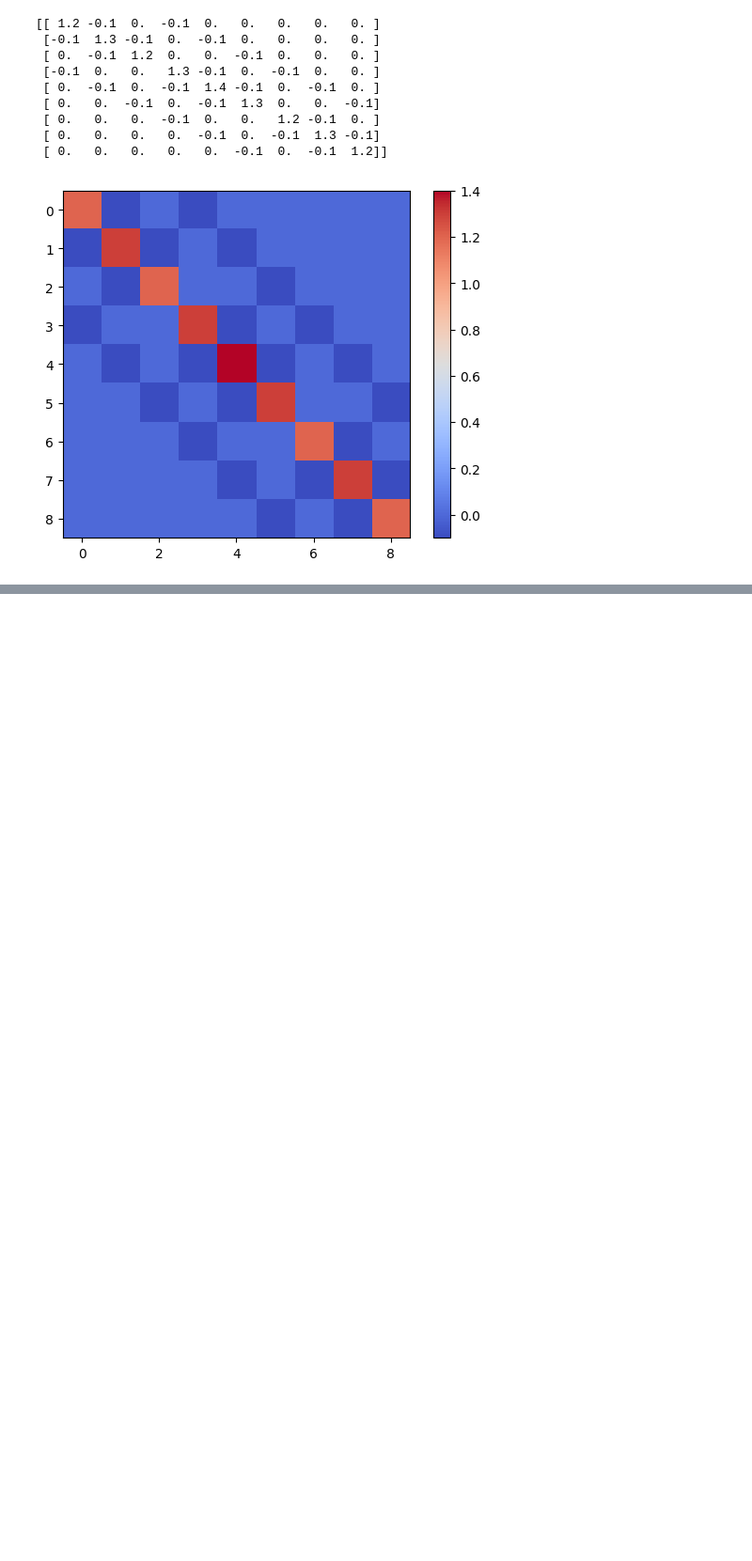
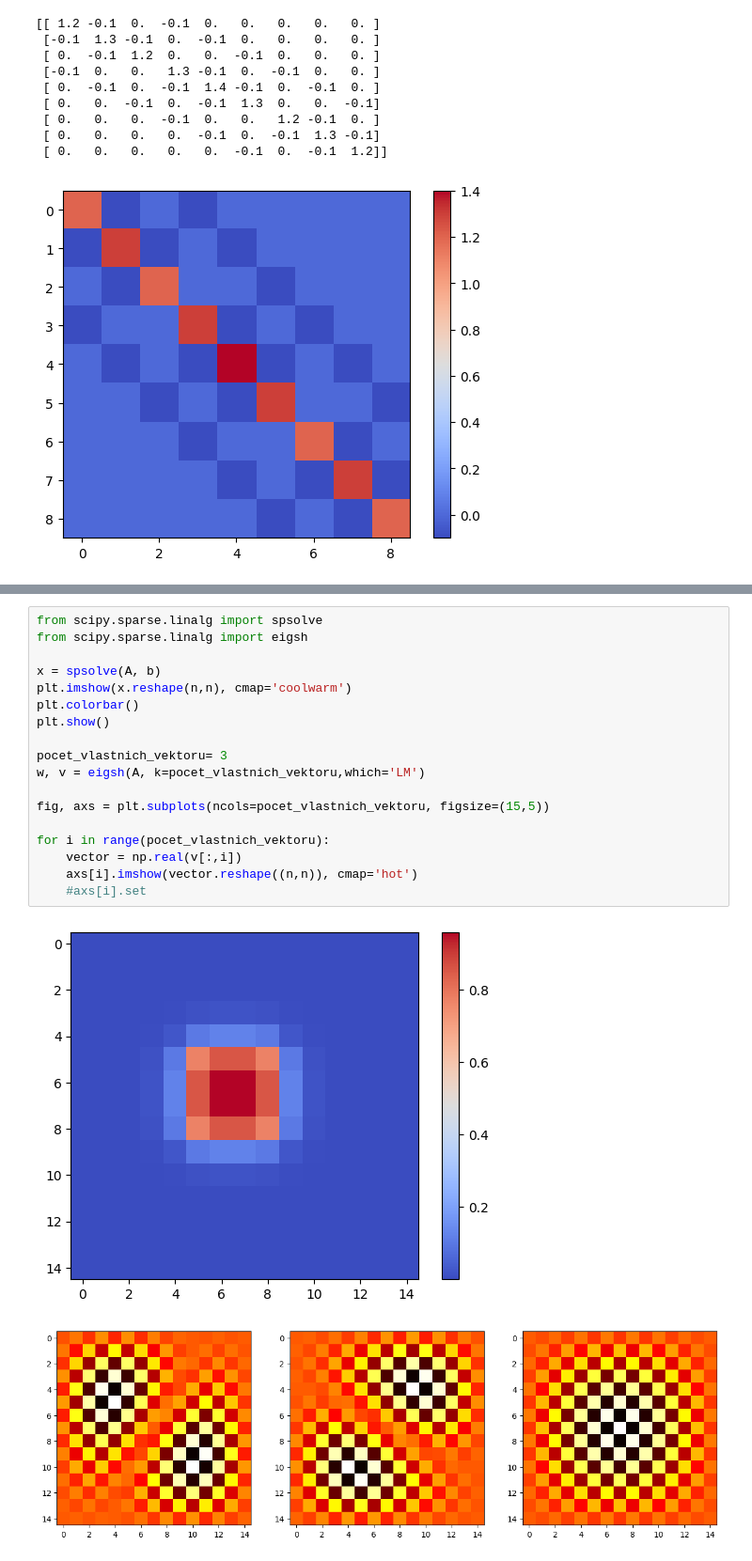
Before and after one commit to KLI0273/KLI0273_DU, a Jupyter notebook: week_06/week_06.ipynb, the cells around one changed output, grey strips where cells are left out. Shown: that part at 94% size. Saved outputs shown, nothing was run; the diff lists cells and outputs as text; blank space fills up the shorter version.

```diff
--- a/week_06/week_06.ipynb
+++ b/week_06/week_06.ipynb
@@ -145,0 +148,21 @@ print(c)
+# %%
+from scipy.sparse.linalg import spsolve
+from scipy.sparse.linalg import eigsh
+
+x = spsolve(A, b)
+plt.imshow(x.reshape(n,n), cmap='coolwarm')
+plt.colorbar()
+plt.show()
+
+pocet_vlastnich_vektoru= 3
+w, v = eigsh(A, k=pocet_vlastnich_vektoru,which='LM')
+
+fig, axs = plt.subplots(ncols=pocet_vlastnich_vektoru, figsize=(15,5))
+
+for i in range(pocet_vlastnich_vektoru):
+    vector = np.real(v[:,i])
+    axs[i].imshow(vector.reshape((n,n)), cmap='hot')
+    #axs[i].set
+# %% [output]
+[figure, added]
+[figure, added]
```
Also changed, not shown: parts of 6 cells of this notebook.
